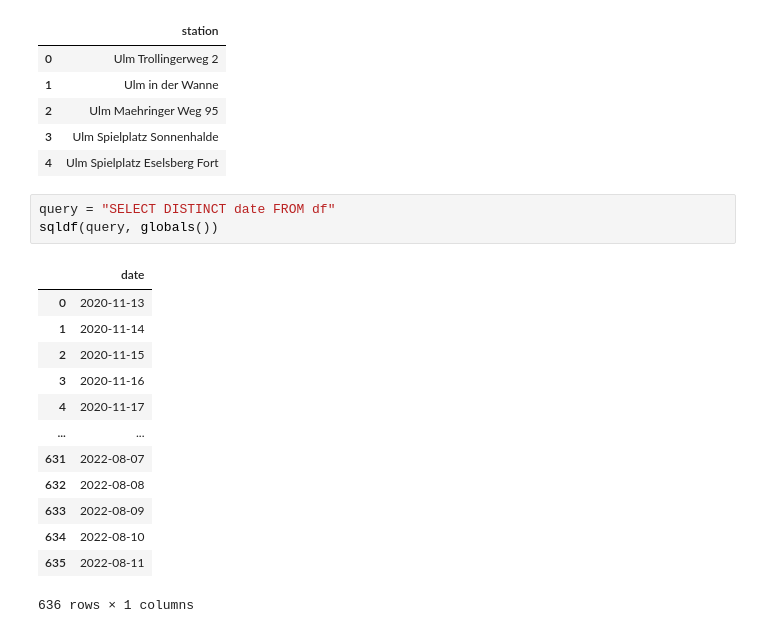
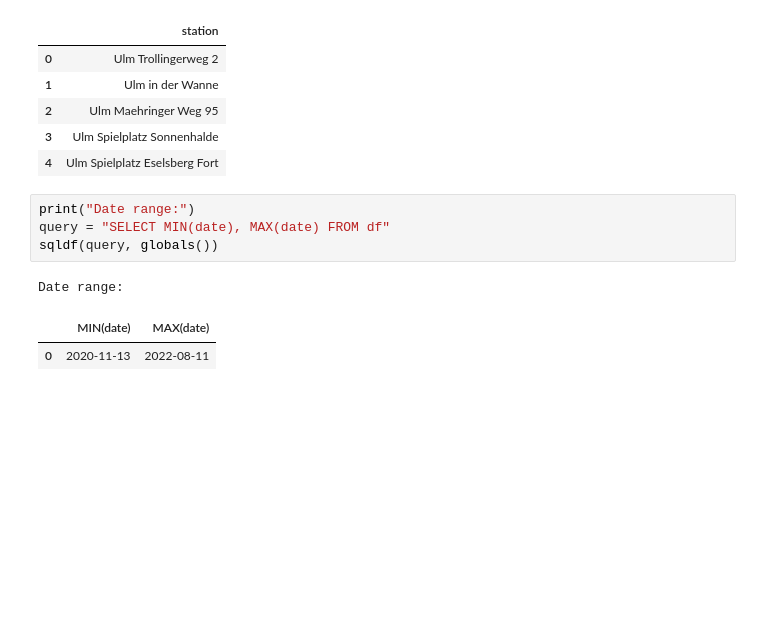
Before and after one commit to markuskuehnle/Projects, a Jupyter notebook: airquality.ipynb, the cells around one changed output. Saved outputs shown, nothing was run; the diff lists cells and outputs as text; blank space fills up the shorter version.

```diff
--- a/airquality.ipynb
+++ b/airquality.ipynb
@@ -118,19 +185,10 @@ sqldf(query, globals())
 | 3 | Ulm Spielplatz Sonnenhalde |
 | 4 | Ulm Spielplatz Eselsberg Fort |
 # %%
-query = "SELECT DISTINCT date FROM df"
+print("Date range:")
+query = "SELECT MIN(date), MAX(date) FROM df"
 sqldf(query, globals())
 # %% [output]
+Date range:
-|  | date |
-| 0 | 2020-11-13 |
-| 1 | 2020-11-14 |
-| 2 | 2020-11-15 |
-| 3 | 2020-11-16 |
-| 4 | 2020-11-17 |
-| ... | ... |
-| 631 | 2022-08-07 |
-| 632 | 2022-08-08 |
-| 633 | 2022-08-09 |
-| 634 | 2022-08-10 |
-| 635 | 2022-08-11 |
+|  | MIN(date) | MAX(date) |
+| 0 | 2020-11-13 | 2022-08-11 |
-636 rows × 1 columns
```
Also changed, not shown: parts of 22 cells of this notebook.
